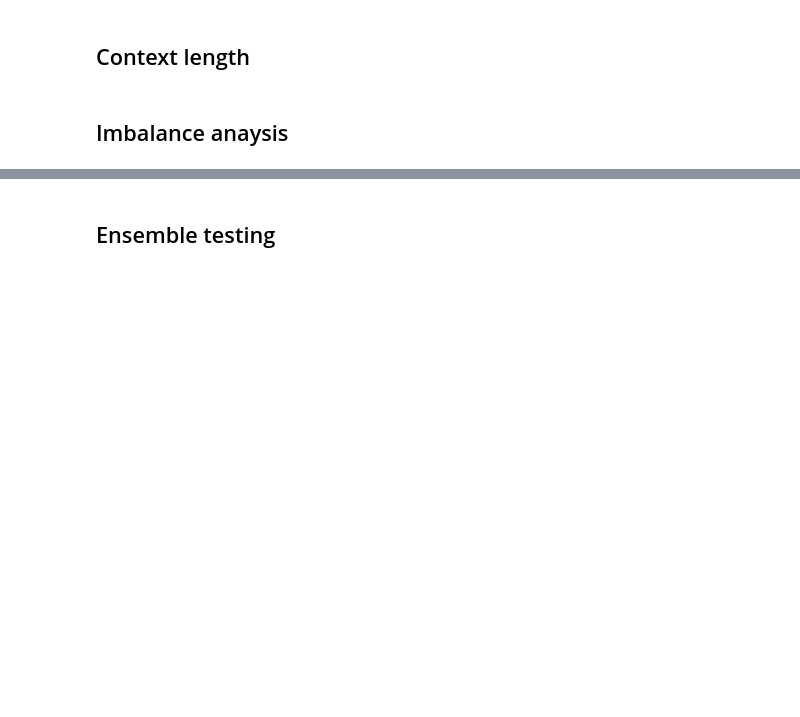
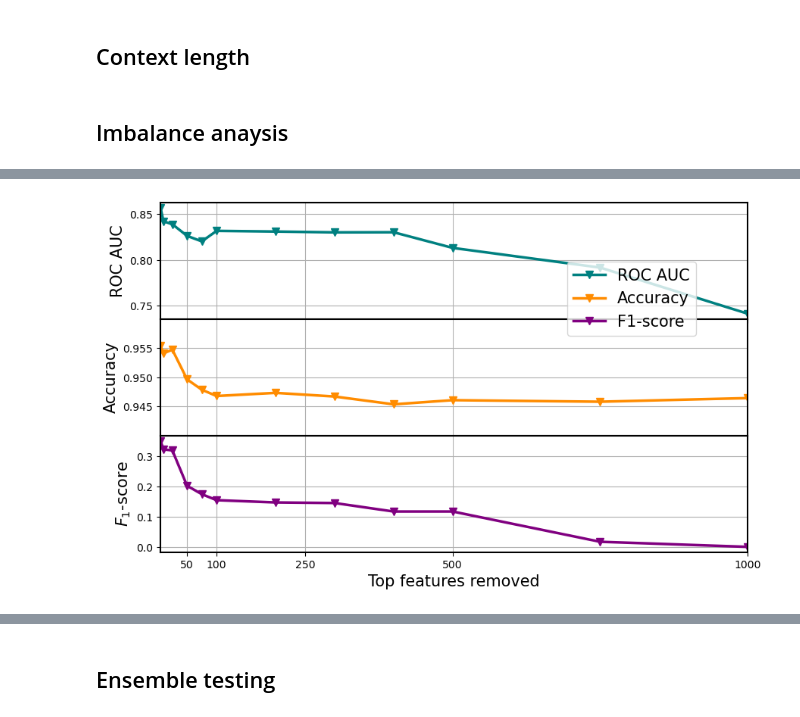
Before and after one commit to LenMetz/TabPFN-medical, a Jupyter notebook: microbiome.ipynb, the cells around one changed output, grey strips where cells are left out. Drawn from its saved outputs; the diff is of its cells as text; code cells hidden in the pictures; blank space fills up the shorter version.

Commit message:
more results

```diff
--- a/microbiome.ipynb
+++ b/microbiome.ipynb
@@ -730,8 +730,10 @@ data_imb = all_data[labels==0].shape[0]/(all_data[labels==0].shape[0]+all_data[l
 print(data_imb)
 #models = ["Majclass", "MedPFN-1", "MedPFN-7", "MedPFN-7FT", "RandomForest", "CatBoost", "XGBoost", "Logistic Regression", "TabPFN", "TabForestPFN"]
 models = ["XGBoost", "MedPFN-Full", "Random Forest","Logistic Regression", "TabPFN"]
+heights = [1,1,1]
 mpl.rcParams['axes.linewidth'] = 1.5
-fig, axs = plt.subplots(1, 1, figsize=(10, 5))
+fig, ax = plt.subplots(3, 1, figsize=(10, 6), gridspec_kw={'height_ratios': heights},sharex=True)
+colors = ["teal", "darkorange", "purple"]
 all_accuracies = []
 all_rocs = []
 all_f1s = []
@@ -742,7 +744,7 @@ for m in range(0,len(models)):
     f1s = []
     for s in shifts:
 
-        path = f'results/fi_shift/new2_medium_shift_{s}.csv'
+        path = f'results/fi_shift/new3_medium_shift_{s}.csv'
         df = pd.read_csv(path)
         accuracies.append(df.iloc[m,1])
         rocs.append(df.iloc[m,7])
@@ -754,51 +756,42 @@ for m in range(0,len(models)):
 #axs[0].plot(all_accuracies[3])
 #axs[1].plot(all_rocs[3])
 #axs[2].plot(all_f1s[2])
-base = [0,2,3,4]
-mean_accuracies = all_accuracies[1]-np.mean(np.array(all_accuracies)[base],axis=0)
+base = []
+acc = all_accuracies[1]
 #axs.plot(fracs, mean_accuracies)
-mean_rocs = all_rocs[1]-np.mean(np.array(all_rocs)[base],axis=0)
+roc = all_rocs[1]
 #axs.plot(fracs, mean_rocs)
-mean_f1s = all_f1s[1]-np.mean(np.array(all_f1s)[base],axis=0)
-#axs.plot(fracs, mean_f1s)
-colors = ["teal", "darkorange", "purple"]
-axs.plot(shifts, np.zeros(len(shifts)), linestyle='--', c="black", label="Win threshhold")
-axs.vlines(data_imb,-0.075,0.25, linestyles="dashed", colors="crimson", label="Original data")
-axs.plot(shifts, mean_rocs, marker="v", linewidth=2.5, markersize=7.0, label='ROC AUC', c="teal")
-axs.plot(shifts, mean_accuracies, marker="v", linewidth=2.5, markersize=7.0, label='Accuracy', c="darkorange")
-axs.plot(shifts, mean_f1s, marker="v", linewidth=2.5, markersize=7.0, label='F1-score', c="purple")
-#for ii, m in enumerate(models):
+f1 = all_f1s[1]
+#as.plot(fracs, mean_f1s)
+x = shifts
+ax[1].plot(x, acc, marker="v", linewidth=2.5, markersize=7.0, label='Accuracy', c=colors[1])
+ax[0].plot(x, roc, marker="v", linewidth=2.5, markersize=7.0, label='ROC AUC', c=colors[0])
+ax[2].plot(x, f1, marker="v", linewidth=2.5, markersize=7.0, label='F1-score', color=colors[2])
 
-
-mpl.rcParams['axes.linewidth'] = 1.5
-heights = [1,1,1]
-fig1,ax = plt.subplots(3,1,figsize=(12,10), gridspec_kw={'height_ratios': heights}, sharex=True, dpi=100)
+#ax[0].set_ylim(0.9,0.94)
+ax[1].set_ylim(0.94,0.96)
+#ax[2].set_ylim(0.2,0.6)
+#ax[0].set_yticks([0.9,0.92,0.94])
+ax[1].set_yticks([0.945,0.95, 0.955])
+#ax[2].set_yticks([0.2,0.4])
+# Adding labels and title
+ax[2].set_xlabel('Top features removed', fontsize=15)
+ax[0].set_ylabel('ROC AUC', fontsize=15)
+ax[1].set_ylabel('Accuracy', fontsize=15)
+ax[2].set_ylabel('$F_1$-score', fontsize=15)
+#ax[2].set_xticks(np.arange(0,50,10))
+plt.xticks([50,100,250,500,1000])
+ax[2].set_xlim(5,1000)
+#plt.ylim(0,1)
+ax[0].grid()
+ax[1].grid()
+ax[2].grid()
+#plt.ylabel('Metric score')
+#plt.title('Plot with Uncertainty Band')
+fig.legend(loc=(0.7,0.65), fontsize=15)
 plt.subplots_adjust(hspace=0)
-styles = ["solid",'dashed', "dotted"]
-for s, ii in enumerate([0,1,4]):
-    print(all_rocs[ii])
-    ax[1].plot(shifts, all_accuracies[ii], marker=".", linewidth=2.5, markersize=7.0, linestyle=styles[s], label=models[ii], c="darkorange")
-    ax[0].plot(shifts, all_rocs[ii], marker=".", linewidth=2.5, markersize=7.0, linestyle=styles[s], label=models[ii], c="teal")
-    ax[2].plot(shifts, all_f1s[ii], marker=".", linewidth=2.5, markersize=7.0, linestyle=styles[s], label=models[ii], c="purple")
-#axs.plot(fracs, all_rocs[5], marker="v", linewidth=2.5, markersize=7.0, label='Accuracy', c="darkorange")
-metrics = ["ROC AUC", "Accuracy", r"$F_1$-score"]
-for x in range(3):
-    ax[x].grid()
-    ax[x].set_ylabel(metrics[x], fontsize=15)
-#axs.set_yticks([-0.05,0,0.05,0.1])
-axs.set_ylim(-0.05,0.2)
-#axs.set_xlim(0.5,0.99)
-#axs.set_xticks([0.5,0.6,0.7,0.8,0.9,0.95])
-#ax[0].set_xlim(0.5,0.99)
-#ax[0].set_xticks([0.5,0.6,0.7,0.8,0.9,0.95])
-ax[0].legend(loc=(0.35,0.025), fontsize=15)
-ax[2].set_xlabel("Fraction of class 0 in data", fontsize=15)
-axs.set_xlabel("Fraction of class 0 in data", fontsize=15)
-axs.set_ylabel("MedPFN - mean[baselines]", fontsize=15)
-axs.grid()
-axs.legend(fontsize=15)
-fig.savefig("results/plots/fi_shift.eps")
-fig1.show()
-fig1.savefig("results/plots/fi_shift2.eps")
+#plt.tight_layout()
+plt.show()
+fig.savefig("results/plots/featureremoval.eps")
 # %% [output]
 0.9388413889373582
@@ -808 +798,2 @@ fig1.savefig("results/plots/fi_shift2.eps")
+[figure, new version]
 The PostScript backend does not support transparency; partially transparent artists will be rendered opaque.
```
Also changed, not shown: parts of 5 cells of this notebook, 19 other files.
